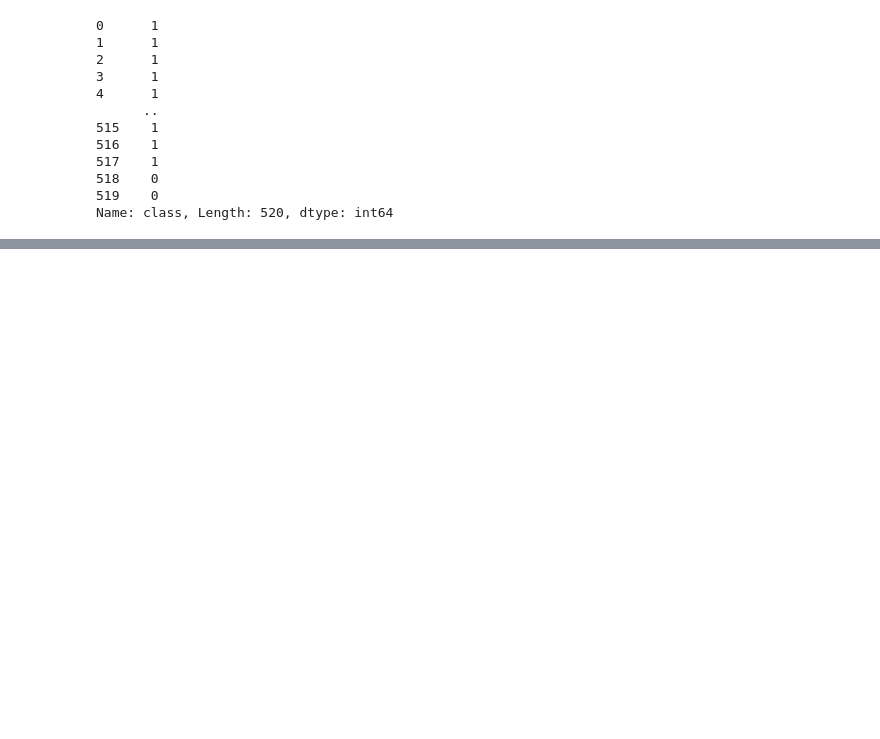
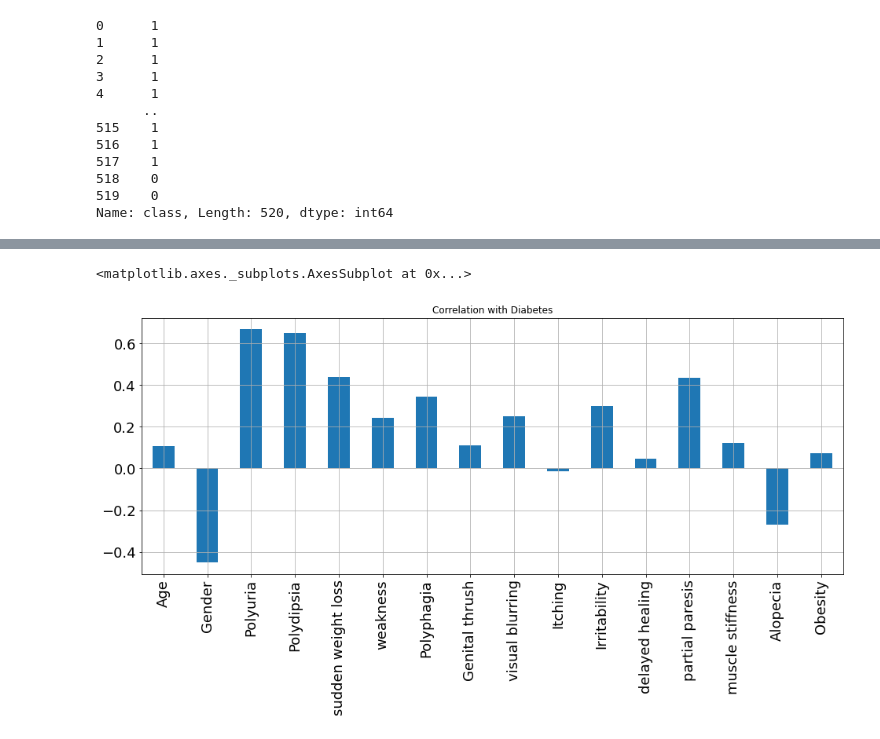
Before and after one commit to SHAIMA-HAQUE/Diabetes-Prediction, a Jupyter notebook: Diabetes.ipynb, the cells around one changed output, grey strips where cells are left out. Drawn from its saved outputs; the diff is of its cells as text; code cells hidden in the pictures; blank space fills up the shorter version.

```diff
--- a/Diabetes.ipynb
+++ b/Diabetes.ipynb
@@ -160,3 +183,12 @@ print(X_train.shape, X_test.shape)
+# %%
+#Correlation with Response Variable class
+
+X.corrwith(Y).plot.bar(
+        figsize = (16, 6), title = "Correlation with Diabetes", fontsize = 18,
+        rot = 90, grid = True)
+# %% [output]
+<matplotlib.axes._subplots.AxesSubplot at 0x...>
+[figure, added]
 # %%
 #Logistic Regression
 
```
Also changed, not shown: parts of 11 cells of this notebook.
